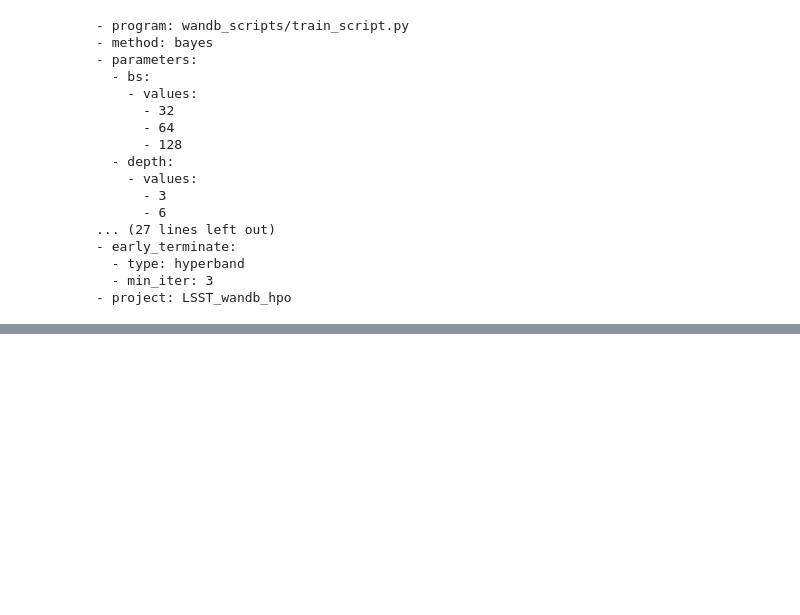
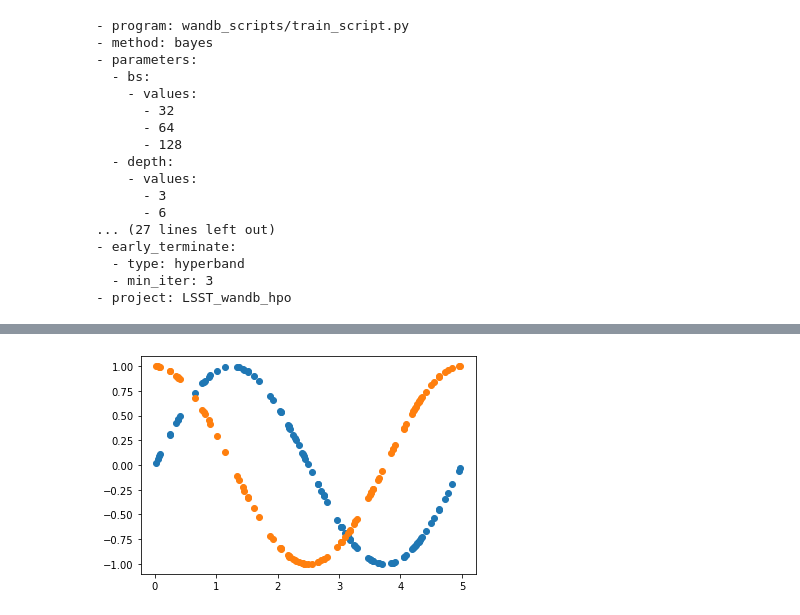
Before and after one commit to timeseriesAI/tsai, a Jupyter notebook: nbs/001_utils.ipynb, the cells around one changed output, grey strips where cells are left out. Saved outputs shown, nothing was run; the diff lists cells and outputs as text; code cells hidden in the pictures; blank space fills up the shorter version.

```diff
--- a/nbs/001_utils.ipynb
+++ b/nbs/001_utils.ipynb
@@ -1686,3 +1718,17 @@ x, map_array(x), map_array(x, 1)
+# %%
+#export
+def to_sincos_time(arr, max_value):
+    sin = np.sin(arr / max_value * 2 * np.pi)
+    cos = np.cos(arr / max_value * 2 * np.pi)
+    return sin, cos
+# %%
+arr = np.sort(np.random.rand(100) * 5)
+arr_sin, arr_cos = to_sincos_time(arr, 5)
+plt.scatter(arr, arr_sin)
+plt.scatter(arr, arr_cos)
+plt.show()
+# %% [output]
+[figure, added]
 # %%
 #hide
 from tsai.imports import create_scripts
```
Also changed, not shown: parts of 16 cells of this notebook, 21 other files.
